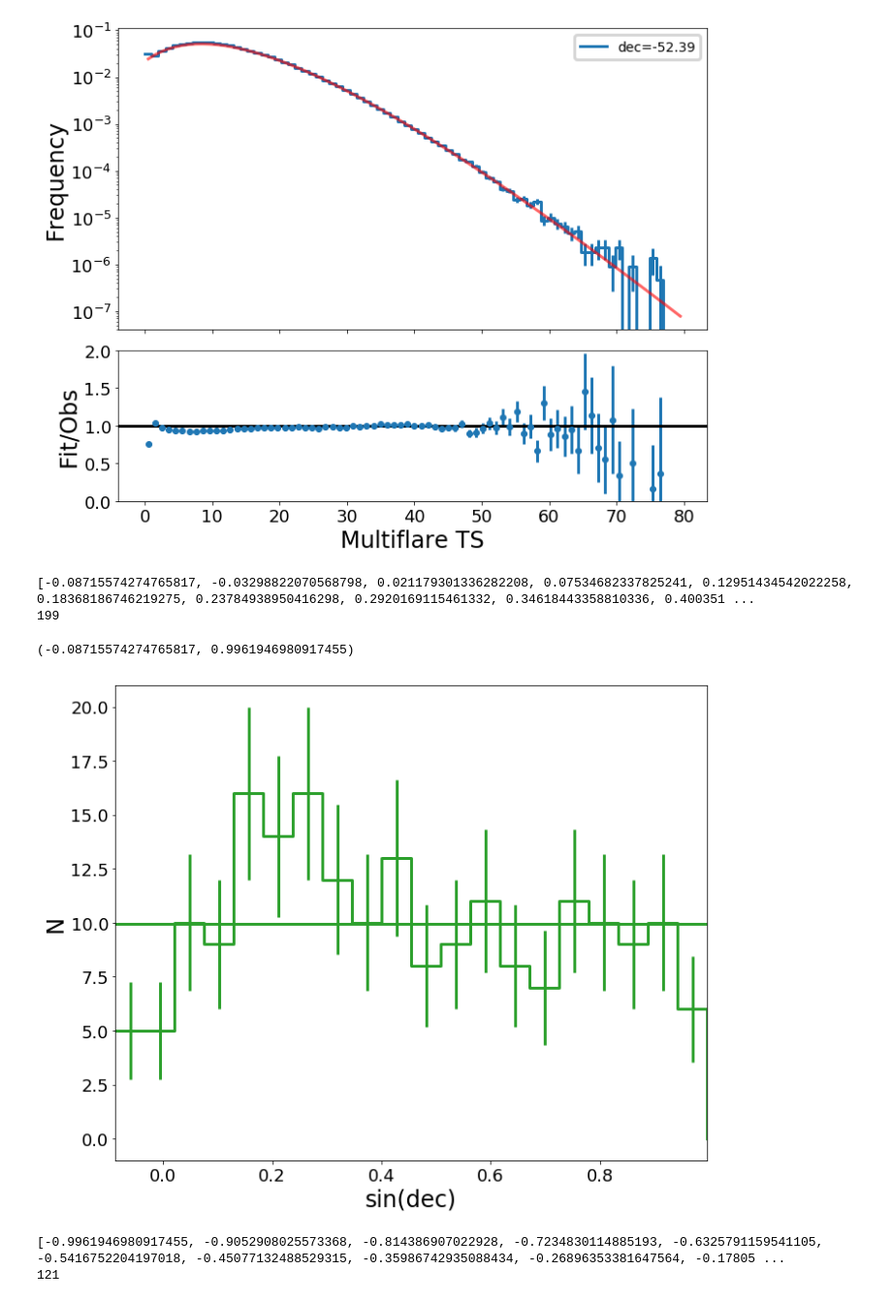
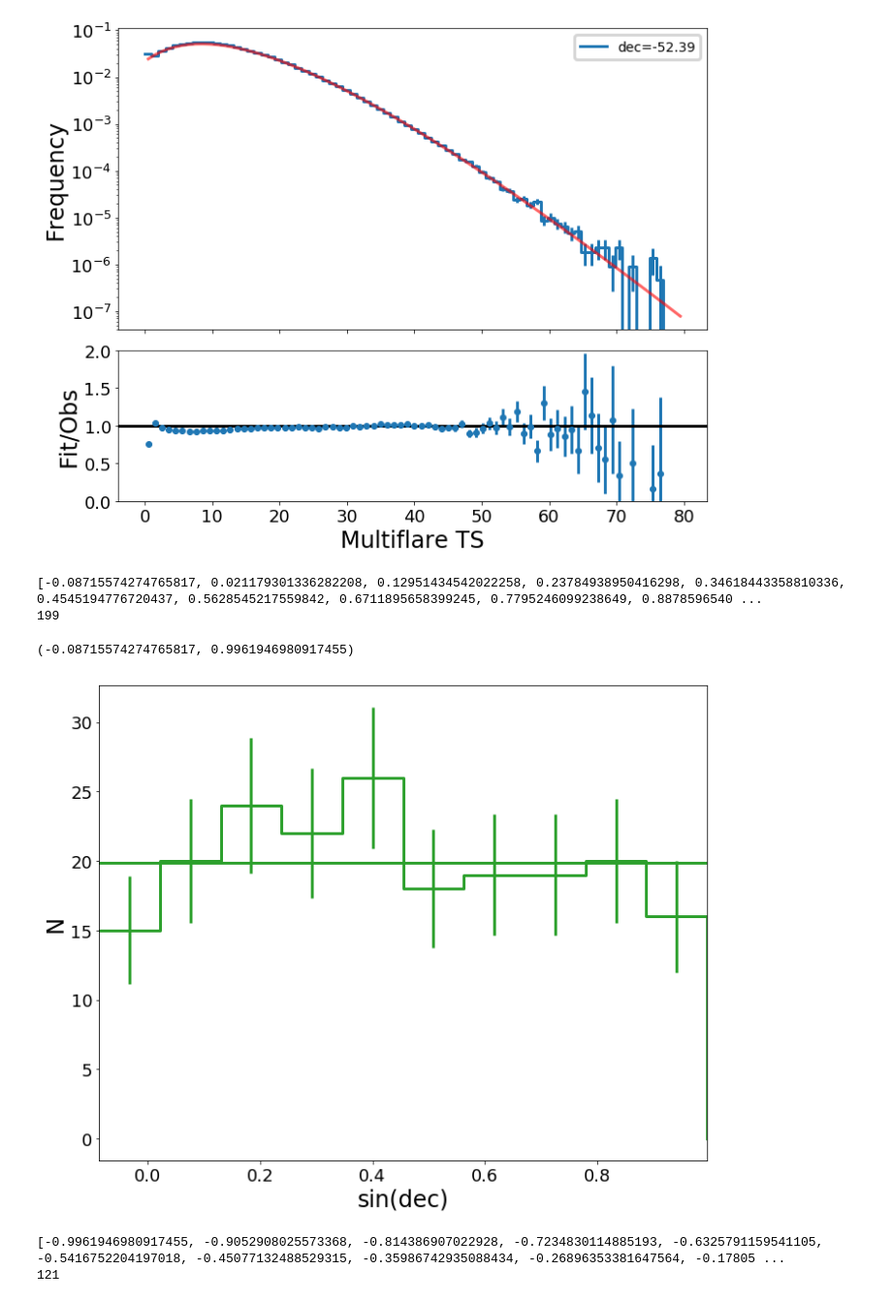
Before and after one commit to williamluszczak/mf_skymap_unblinding, a Jupyter notebook: plots/Reproducible_Plots.ipynb, the cells around one changed output. Shown: that part at 97% size. Saved outputs shown, nothing was run; the diff lists cells and outputs as text; code cells hidden in the pictures.

Commit message:
updated plotting notebook

```diff
--- a/plots/Reproducible_Plots.ipynb
+++ b/plots/Reproducible_Plots.ipynb
@@ -860,7 +954,7 @@ absmin = np.sin(np.radians(-5.))
 absmax = np.sin(np.radians(85.))
 sindecbands = []
 
-nbins = 20
+nbins = 10
 for decband in range(0,nbins+1):
     minsindec = absmin+((absmax-absmin)/float(nbins))*decband
     maxsindec = absmin+((absmax-absmin)/float(nbins))*(decband+1)
@@ -868,35 +962,35 @@ for decband in range(0,nbins+1):
 print(sindecbands)
 
 #northhotps = np.load('/home/william/Downloads/combineddata_sindecbinsv2.npy', allow_pickle=True)
 northhotps = np.load(data_dir+'/sindecbands/combineddata_sindecbins.npy', allow_pickle=True)
 sindecs = np.sin(northhotps)
 print(len(sindecs))
 
 dechist, decbins = np.histogram(sindecs, bins = sindecbands)
 dechist = np.concatenate([dechist,[0.]])
 
 yerr = np.sqrt(dechist)
 plt.plot(decbins, dechist, drawstyle='steps-post', color='tab:green')
 errbins = decbins+(decbins[1]-decbins[0])*0.5
 plt.errorbar(errbins, dechist, yerr=yerr, linestyle='None', color='tab:green')
 plt.axhline(np.average(dechist[:-1]), color='tab:green')
 
 absmin = np.sin(np.radians(-5.))
 absmax = np.sin(np.radians(85.))
 
 for decind in range(0,21):
     decmin = absmin + (((absmax-absmin)/20.)*decind)
     decmax = absmin + (((absmax-absmin)/20.)*(decind+1))
     #plt.axvline(decmin, linestyle='-', alpha = 0.2)
 
 plt.xlabel('sin(dec)')
 plt.ylabel('N')
 plt.xlim(absmin, absmax)
 # %% [output]
-[-0.08715574274765817, -0.03298822070568798, 0.021179301336282208, 0.07534682337825241, 0.12951434542022258, 0.18368186746219275, 0.23784938950416298, 0.2920169115461332, 0.34618443358810336, 0.400351 ...
+[-0.08715574274765817, 0.021179301336282208, 0.12951434542022258, 0.23784938950416298, 0.34618443358810336, 0.4545194776720437, 0.5628545217559842, 0.6711895658399245, 0.7795246099238649, 0.8878596540 ...
 199
 (-0.08715574274765817, 0.9961946980917455)
-[figure, old version]
+[figure, new version]
 # %%
 absmin = np.sin(np.radians(-85.))
 absmax = np.sin(np.radians(-5.))
```
Also changed, not shown: parts of 6 cells of this notebook.
